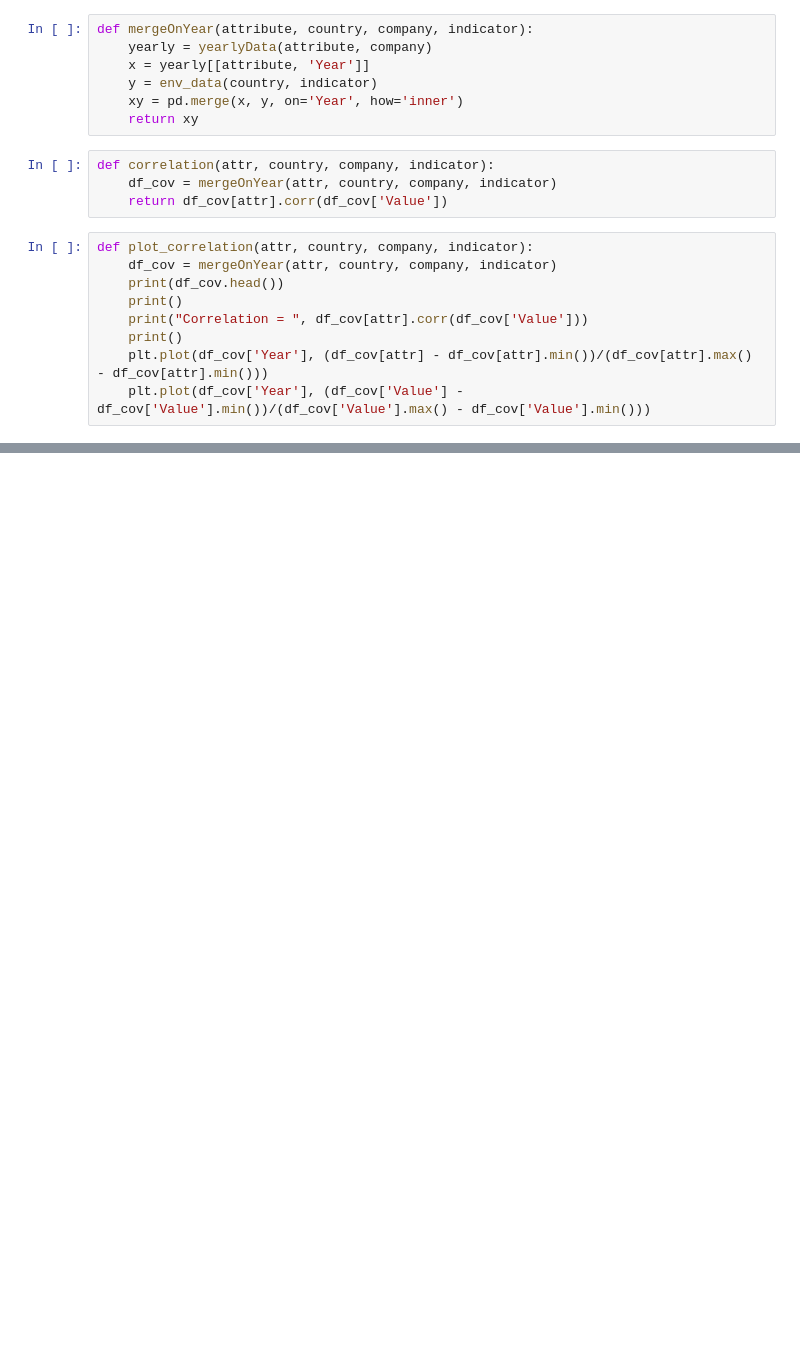
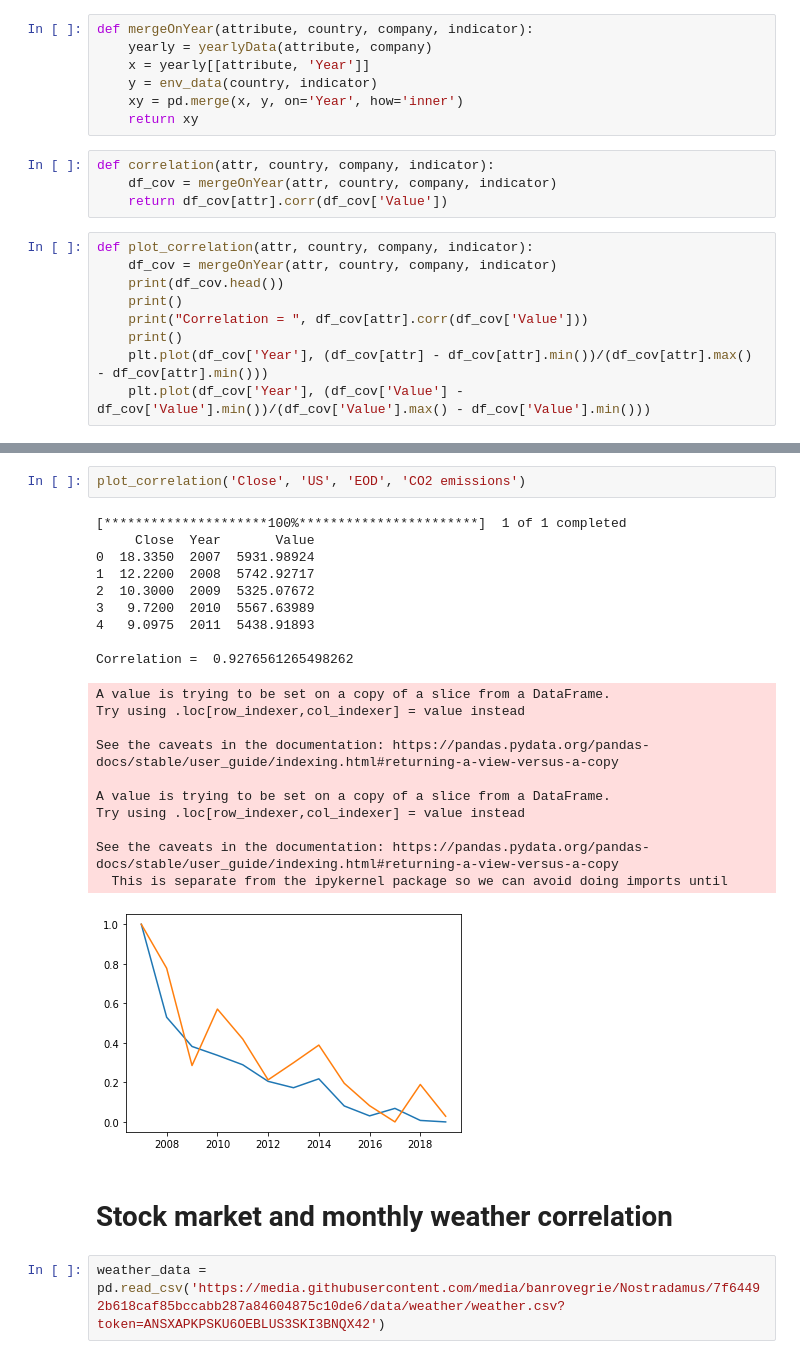
Before and after one commit to banrovegrie/Nostradamus, a Jupyter notebook: src/Nostradamus.ipynb, the cells around one changed output, grey strips where cells are left out. Saved outputs shown, nothing was run; the diff lists cells and outputs as text; blank space fills up the shorter version.

```diff
--- a/src/Nostradamus.ipynb
+++ b/src/Nostradamus.ipynb
@@ -421,0 +462,27 @@ corDf
+# %%
+plot_correlation('Close', 'US', 'EOD', 'CO2 emissions')
+# %% [output]
+[*********************100%***********************]  1 of 1 completed
+     Close  Year       Value
+0  18.3350  2007  5931.98924
+1  12.2200  2008  5742.92717
+2  10.3000  2009  5325.07672
+3   9.7200  2010  5567.63989
+4   9.0975  2011  5438.91893
+
+Correlation =  0.9276561265498262
+A value is trying to be set on a copy of a slice from a DataFrame.
+Try using .loc[row_indexer,col_indexer] = value instead
+
+See the caveats in the documentation: https://pandas.pydata.org/pandas-docs/stable/user_guide/indexing.html#returning-a-view-versus-a-copy
+
+A value is trying to be set on a copy of a slice from a DataFrame.
+Try using .loc[row_indexer,col_indexer] = value instead
+
+See the caveats in the documentation: https://pandas.pydata.org/pandas-docs/stable/user_guide/indexing.html#returning-a-view-versus-a-copy
+  This is separate from the ipykernel package so we can avoid doing imports until
+[figure, added]
+# %% [markdown]
+# Stock market and monthly weather correlation
+# %%
+weather_data = pd.read_csv('https://media.githubusercontent.com/media/banrovegrie/Nostradamus/7f64492b618caf85bccabb287a84604875c10de6/data/weather/weather.csv?token=ANSXAPKPSKU6OEBLUS3SKI3BNQX42')
```
Also changed, not shown: parts of 22 cells of this notebook.
